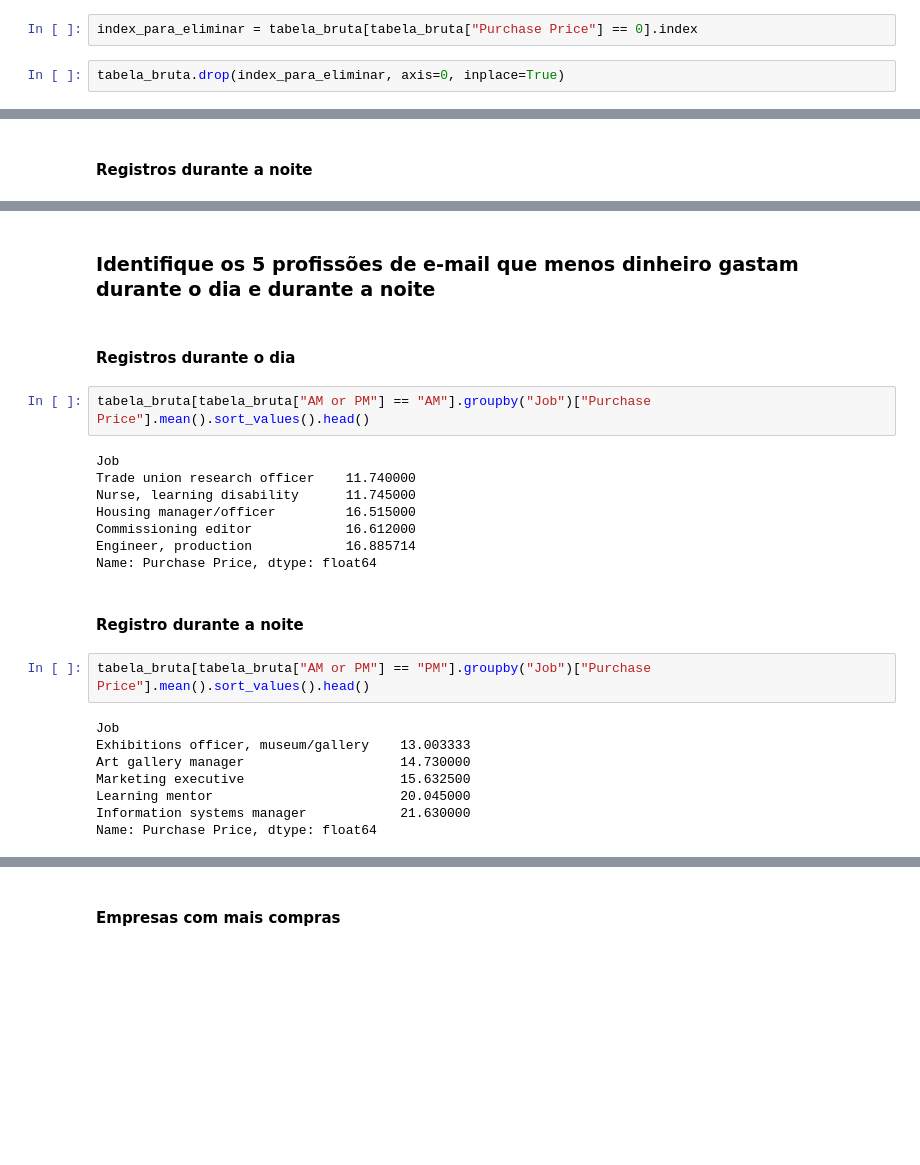
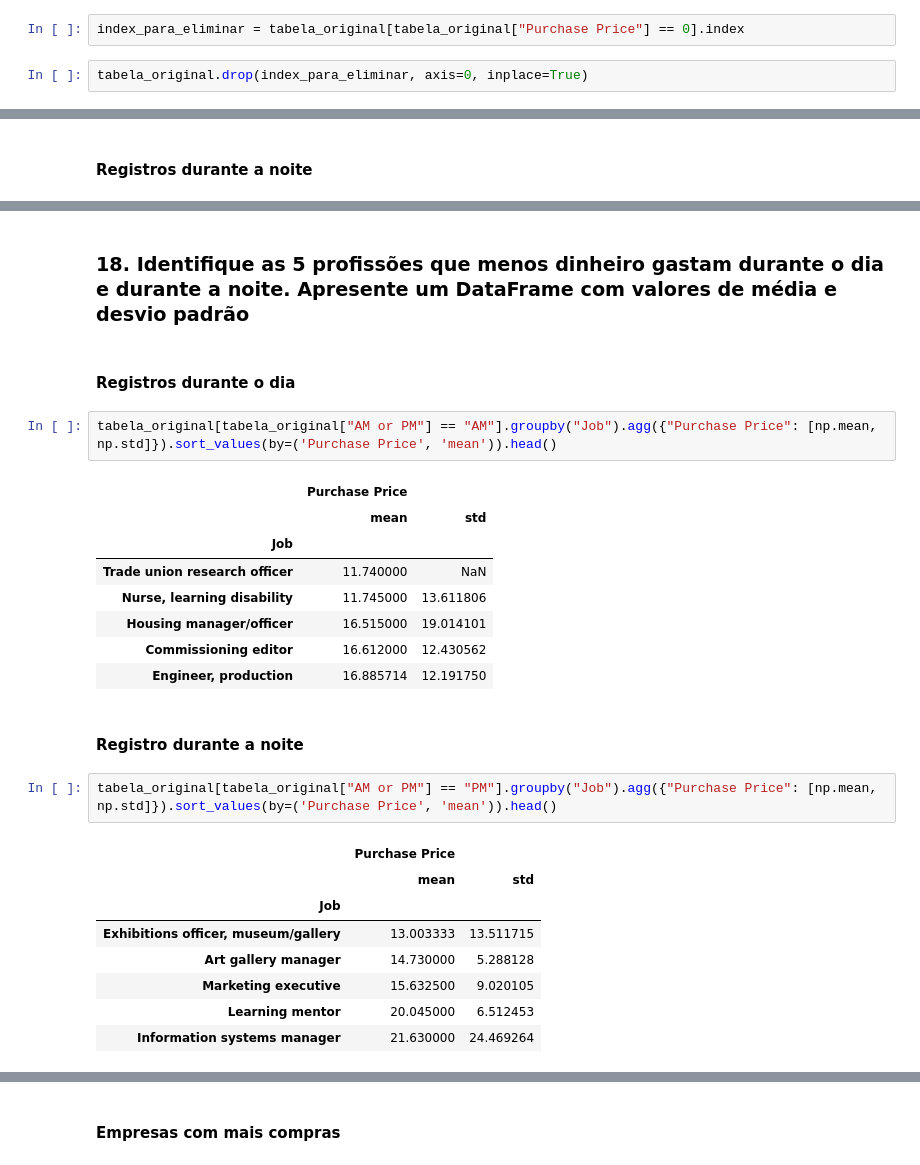
Before and after one commit to FernanMartinez/Curso_Python_Basico, a Jupyter notebook: Aula 12 Pandas/Aula pratica/Pandas aula pratica.ipynb, the cells around one changed output, grey strips where cells are left out. Cells and saved outputs as stored; diff of their text form; blank space fills up the shorter version.

```diff
--- a/Aula 12 Pandas/Aula pratica/Pandas aula pratica.ipynb
+++ b/Aula 12 Pandas/Aula pratica/Pandas aula pratica.ipynb
@@ -134,6 +134,6 @@ tabela_bruta[tabela_bruta["Purchase Price"] == 0]
 # %% [markdown]
 #### Alternativa 1. Esta alternativa é a mais indicada
 # %%
-index_para_eliminar = tabela_bruta[tabela_bruta["Purchase Price"] == 0].index
+index_para_eliminar = tabela_original[tabela_original["Purchase Price"] == 0].index
 # %%
-tabela_bruta.drop(index_para_eliminar, axis=0, inplace=True)
+tabela_original.drop(index_para_eliminar, axis=0, inplace=True)
@@ -357,30 +380,32 @@ williams.com     24
 smith.com        22
 Name: Email, dtype: int64
 # %% [markdown]
-### Identifique os 5 profissões de e-mail que menos dinheiro gastam durante o dia e durante a noite
+### 18. Identifique as 5 profissões que menos dinheiro gastam durante o dia e durante a noite. Apresente um DataFrame com valores de média e desvio padrão
 # %% [markdown]
 #### Registros durante o dia
 # %%
-tabela_bruta[tabela_bruta["AM or PM"] == "AM"].groupby("Job")["Purchase Price"].mean().sort_values().head()
+tabela_original[tabela_original["AM or PM"] == "AM"].groupby("Job").agg({"Purchase Price": [np.mean, np.std]}).sort_values(by=('Purchase Price', 'mean')).head()
 # %% [output]
-Job
-Trade union research officer    11.740000
-Nurse, learning disability      11.745000
-Housing manager/officer         16.515000
-Commissioning editor            16.612000
-Engineer, production            16.885714
-Name: Purchase Price, dtype: float64
+|  | Purchase Price |  |
+|  | mean | std |
+| Job |  |  |
+| Trade union research officer | 11.740000 | NaN |
+| Nurse, learning disability | 11.745000 | 13.611806 |
+| Housing manager/officer | 16.515000 | 19.014101 |
+| Commissioning editor | 16.612000 | 12.430562 |
+| Engineer, production | 16.885714 | 12.191750 |
 # %% [markdown]
 #### Registro durante a noite
 # %%
-tabela_bruta[tabela_bruta["AM or PM"] == "PM"].groupby("Job")["Purchase Price"].mean().sort_values().head()
+tabela_original[tabela_original["AM or PM"] == "PM"].groupby("Job").agg({"Purchase Price": [np.mean, np.std]}).sort_values(by=('Purchase Price', 'mean')).head()
 # %% [output]
-Job
-Exhibitions officer, museum/gallery    13.003333
-Art gallery manager                    14.730000
-Marketing executive                    15.632500
-Learning mentor                        20.045000
-Information systems manager            21.630000
-Name: Purchase Price, dtype: float64
+|  | Purchase Price |  |
+|  | mean | std |
+| Job |  |  |
+| Exhibitions officer, museum/gallery | 13.003333 | 13.511715 |
+| Art gallery manager | 14.730000 | 5.288128 |
+| Marketing executive | 15.632500 | 9.020105 |
+| Learning mentor | 20.045000 | 6.512453 |
+| Information systems manager | 21.630000 | 24.469264 |
 # %%
 tabela_bruta["Address"].iloc[-1]
```
Also changed, not shown: parts of 65 cells of this notebook, 3 other files.
